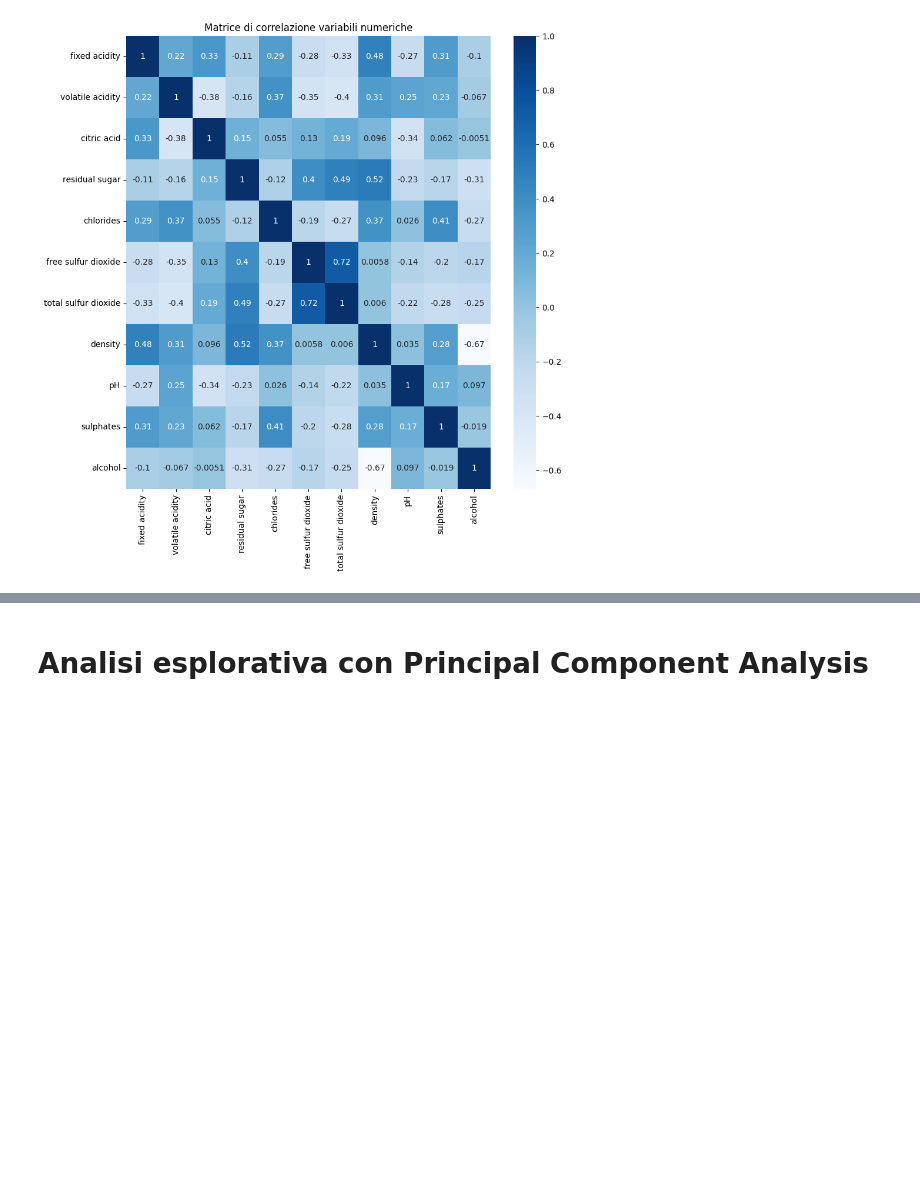
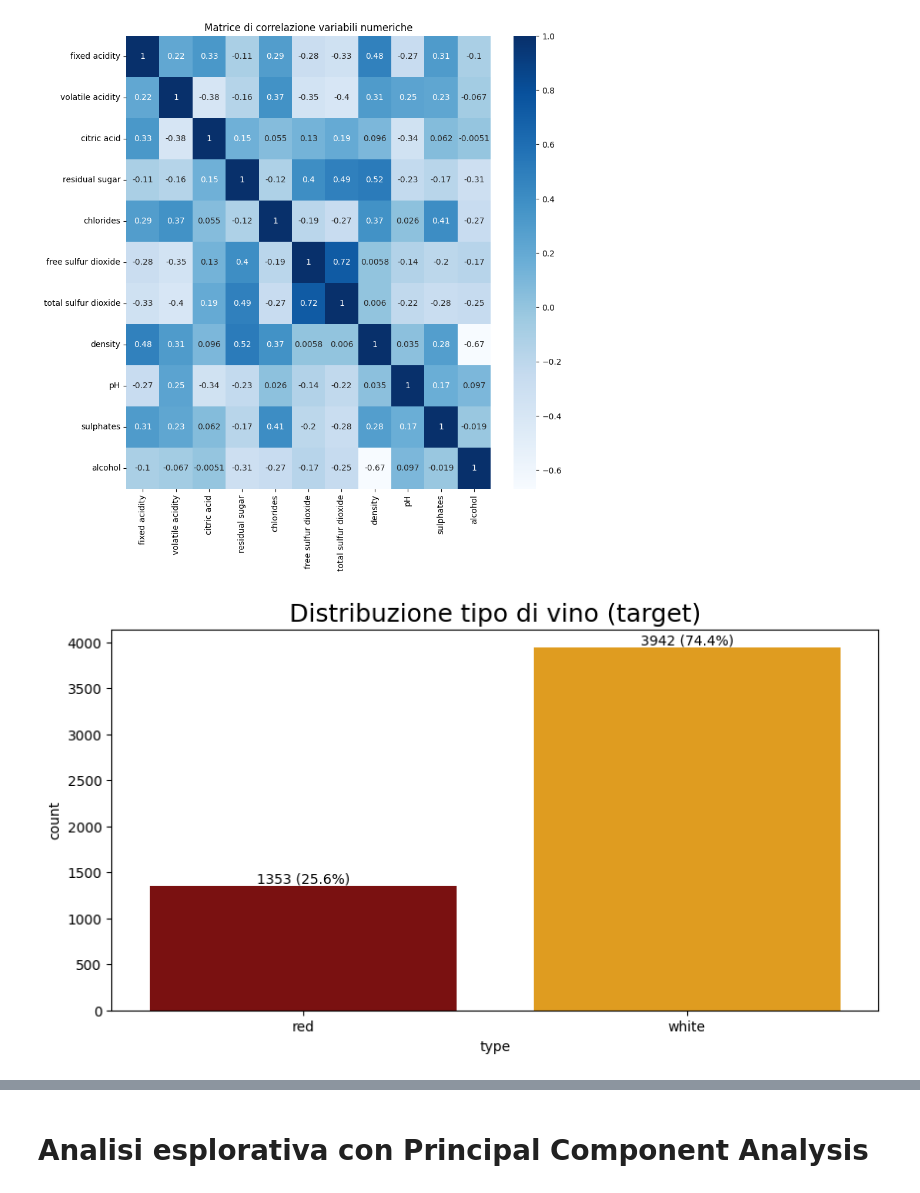
Before and after one commit to Zeptogram/ml-wine-project, a Jupyter notebook: Progetto.ipynb, the cells around one changed output, grey strips where cells are left out. Saved outputs shown, nothing was run; the diff lists cells and outputs as text; code cells hidden in the pictures; blank space fills up the shorter version.

```diff
--- a/Progetto.ipynb
+++ b/Progetto.ipynb
@@ -244,3 +259,25 @@ plt.title("Matrice di correlazione variabili numeriche")
 sns.heatmap(corr_matrix, annot = True, cmap = 'Blues');
 # %% [output]
 [figure]
+# %%
+# Distribuzione valori target
+
+plt.figure(figsize=(10, 5))
+plt.title("Distribuzione tipo di vino (target)", size=18)
+ax = sns.countplot(x=df['type'], hue=df['type'], palette=['darkred', 'orange'])
+
+ax.set_xticks([0, 1])
+ax.set_xticklabels(['red', 'white'])
+
+plt.legend().set_visible(False)
+
+total = len(df["type"])
+for p in ax.patches:
+    height = int(p.get_height())
+    if height > 0:
+        percentage = '{:.1f}%'.format(100 * p.get_height() / total)
+        ax.text(p.get_x() + p.get_width()/2., height + 30, str(height) + ' (' + str(percentage) + ')', ha="center")
+
+plt.show()
+# %% [output]
+[figure, added]
```
Also changed, not shown: parts of 19 cells of this notebook.
